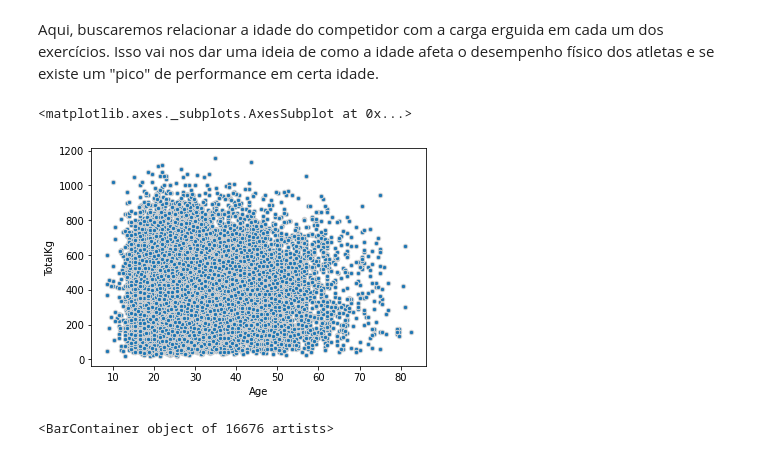
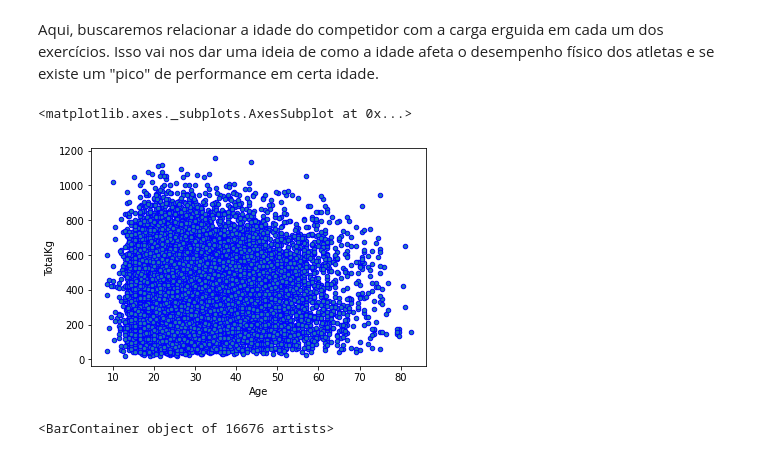
Before and after one commit to RafaelBNN/if697, a Jupyter notebook: ProjetoIF697.ipynb, the cells around one changed output. Drawn from its saved outputs; the diff is of its cells as text; code cells hidden in the pictures.

```diff
--- a/ProjetoIF697.ipynb
+++ b/ProjetoIF697.ipynb
@@ -1127,10 +1043,10 @@ Os resultados da correlação de Pearson confirmam o esperado a partir dos gráf
 # %% [markdown]
 Aqui, buscaremos relacionar a idade do competidor com a carga erguida em cada um dos exercícios. Isso vai nos dar uma ideia de como a idade afeta o desempenho físico dos atletas e se existe um "pico" de performance em certa idade.
 # %%
-df.plot.scatter(x='Age',y='TotalKg', edgecolor='lightgray')
+df.plot.scatter(x='Age',y='TotalKg', edgecolor='blue')
 # %% [output]
 <matplotlib.axes._subplots.AxesSubplot at 0x...>
-[figure, old version]
+[figure, new version]
 # %%
 plt.bar(df['Age'], df['TotalKg'])
 # %% [output]
```
Also changed, not shown: parts of 62 cells of this notebook.
